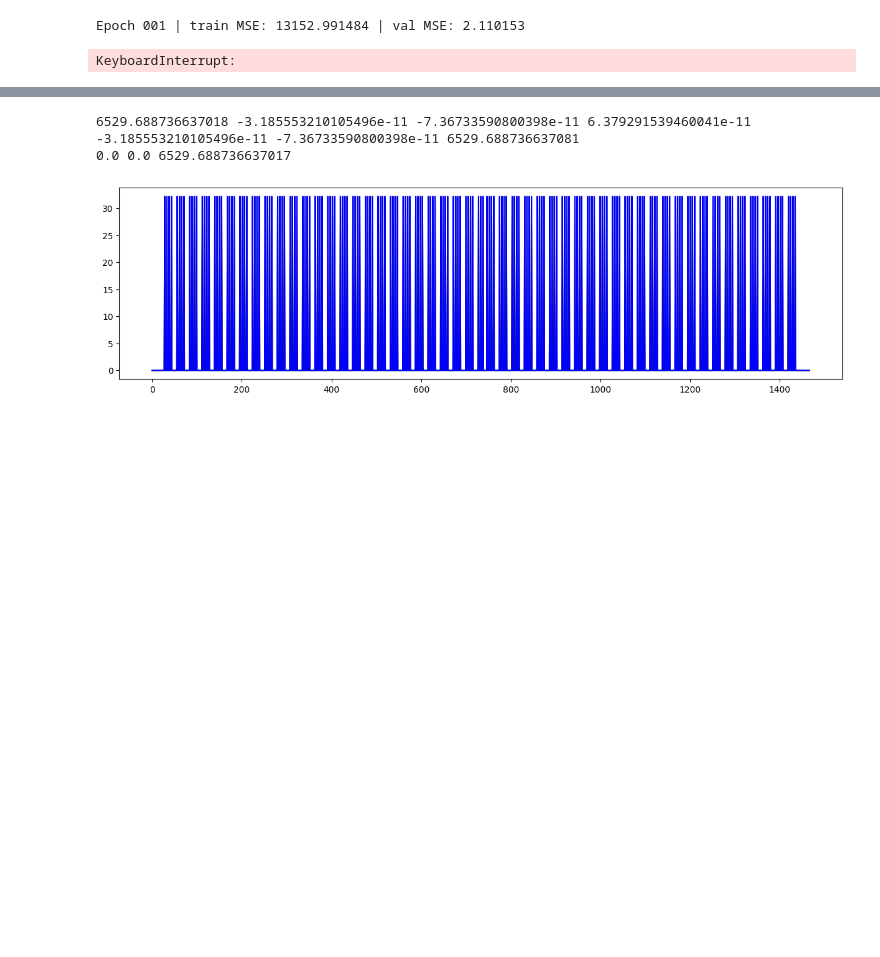
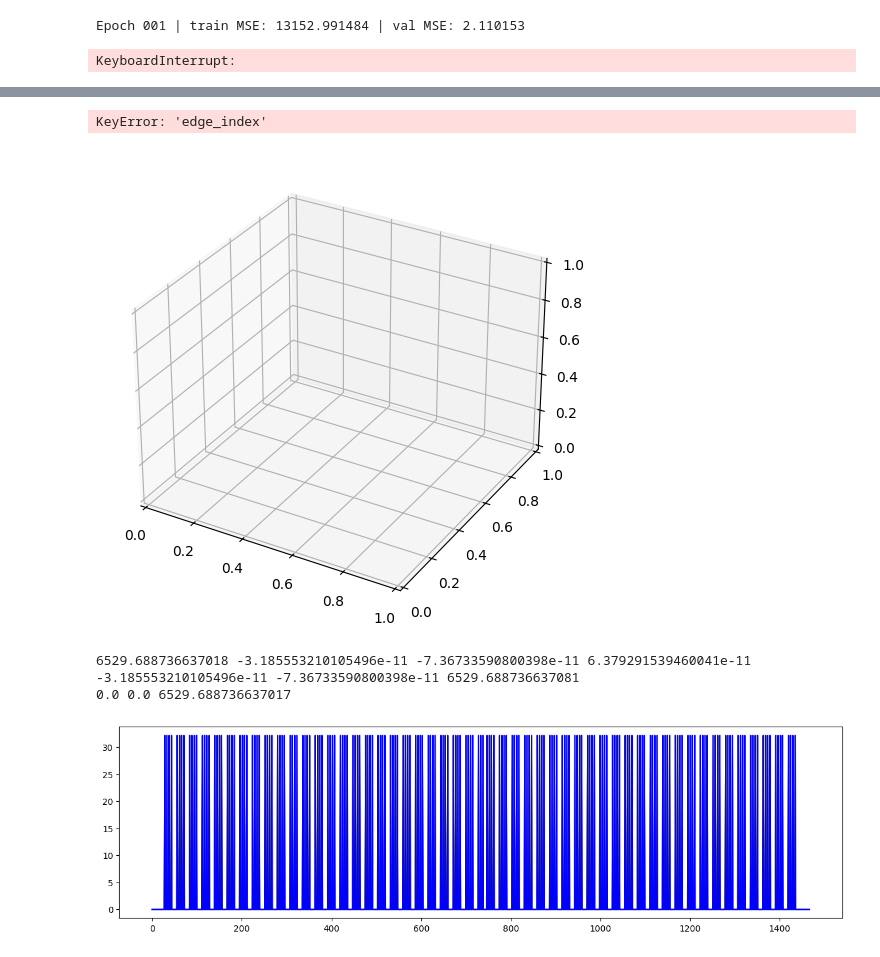
Before and after one commit to bartutuncay/mpnn_fem, a Jupyter notebook: hgt_train_1114.ipynb, the cells around one changed output, grey strips where cells are left out. Cells and saved outputs as stored; diff of their text form; code cells hidden in the pictures; blank space fills up the shorter version.

```diff
--- a/hgt_train_1114.ipynb
+++ b/hgt_train_1114.ipynb
@@ -776,3 +809,22 @@ plt.tight_layout()
+# %%
+import matplotlib.pyplot as plt
+from mpl_toolkits.mplot3d.art3d import Line3DCollection
+
+fig = plt.figure(figsize=(10, 6))
+ax = fig.add_subplot(111, projection='3d')
+pos = out_samples[sample]['nodes']['pos'].cpu().numpy()   # (N,3)
+edges = out_samples[sample]['(nodes, adjacent, nodes)']['edge_index'].T.cpu().numpy()  # (E,2) indices i→j
+
+# build segments for each edge
+segments = [[pos[i], pos[j]] for i, j in edges]
+
+lines = Line3DCollection(segments, colors='#999999', linewidths=0.4, alpha=0.6)
+ax.add_collection3d(lines)
+
+ax.scatter(pos[:,0], pos[:,1], pos[:,2], s=3, c='#2222dd')
+# %% [output]
+KeyError: 'edge_index'
+[figure, added]
 # %%
 import torch
 import numpy as np
```
Also changed, not shown: parts of 8 cells of this notebook, 6 other files.
